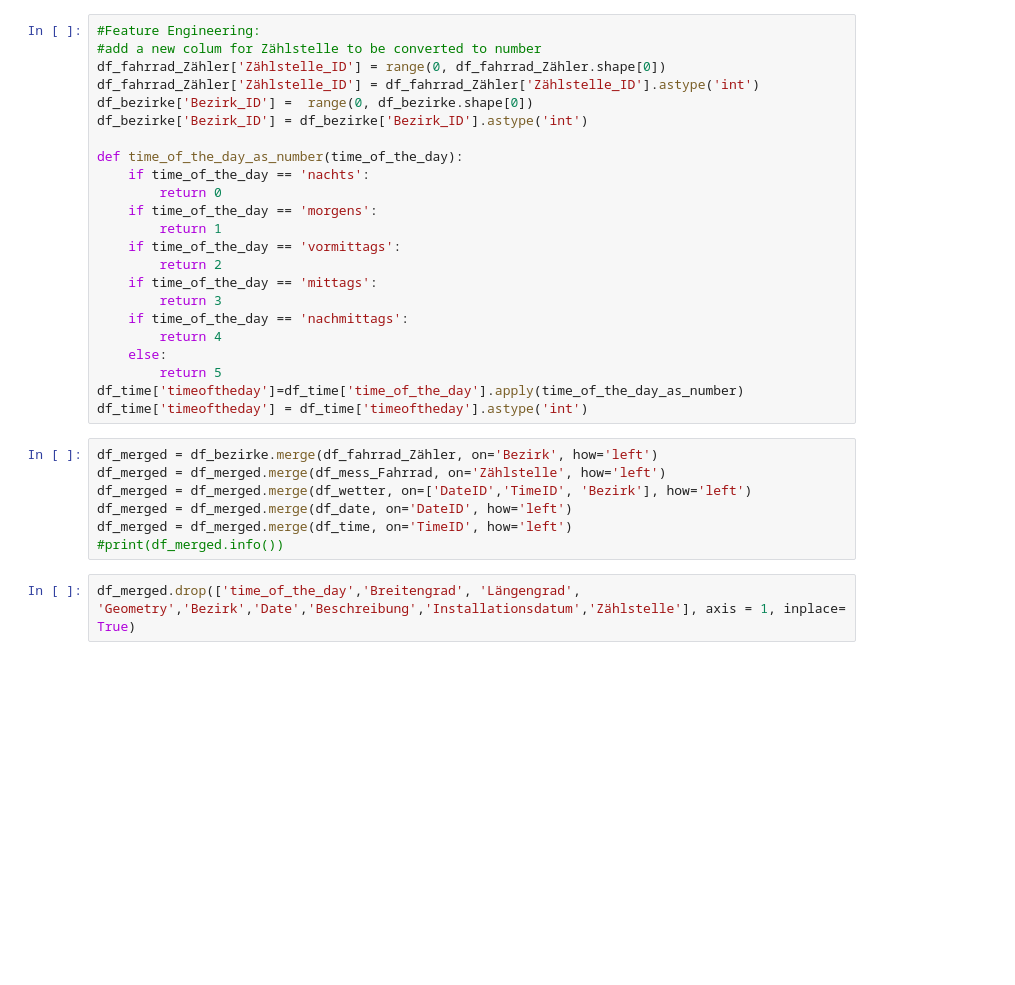
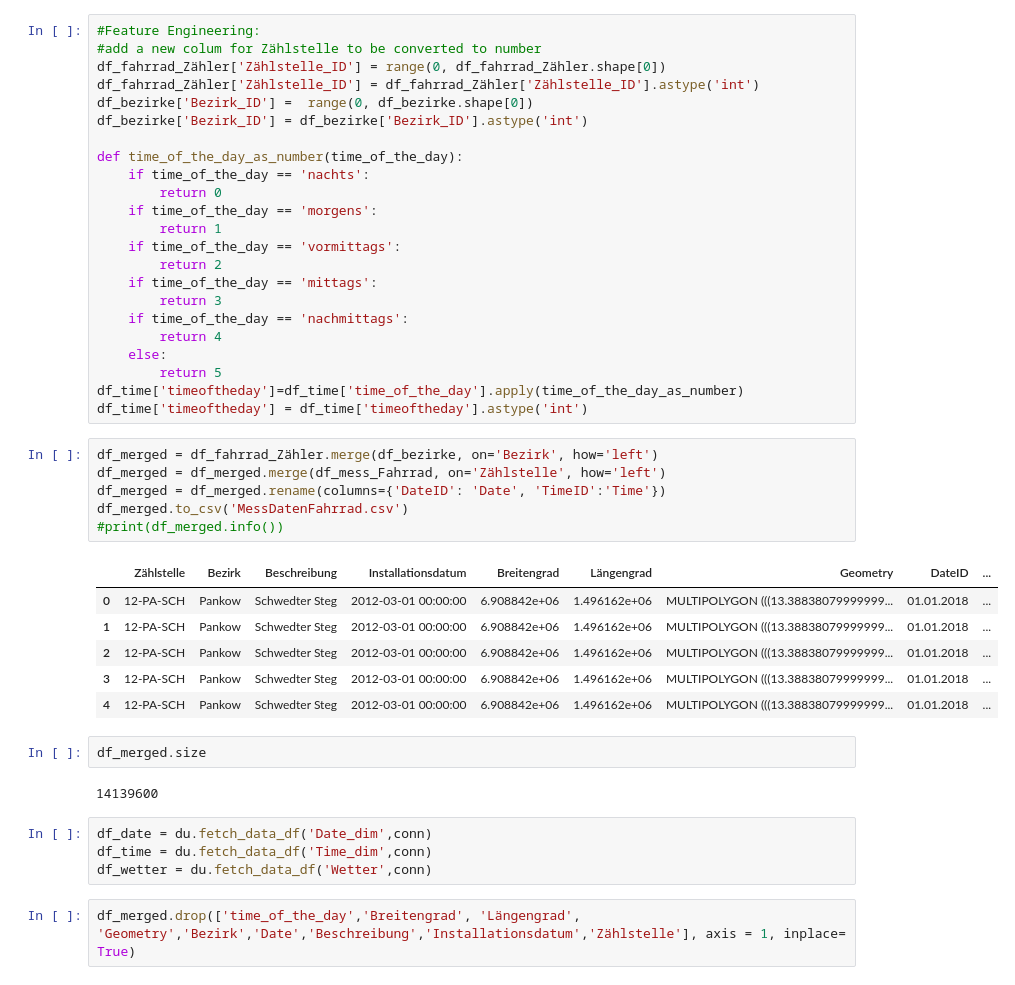
Before and after one commit to imenbarrak/Verkehrsprojekt, a Jupyter notebook: notebooks/data_visualisation_Fahrrad_Wetter.ipynb, the cells around one changed output. Cells and saved outputs as stored; diff of their text form; blank space fills up the shorter version.

```diff
--- a/notebooks/data_visualisation_Fahrrad_Wetter.ipynb
+++ b/notebooks/data_visualisation_Fahrrad_Wetter.ipynb
@@ -67,12 +70,26 @@ def time_of_the_day_as_number(time_of_the_day):
 df_time['timeoftheday']=df_time['time_of_the_day'].apply(time_of_the_day_as_number)
 df_time['timeoftheday'] = df_time['timeoftheday'].astype('int')
 # %%
-df_merged = df_bezirke.merge(df_fahrrad_Zähler, on='Bezirk', how='left')
+df_merged = df_fahrrad_Zähler.merge(df_bezirke, on='Bezirk', how='left')
 df_merged = df_merged.merge(df_mess_Fahrrad, on='Zählstelle', how='left')
-df_merged = df_merged.merge(df_wetter, on=['DateID','TimeID', 'Bezirk'], how='left')
-df_merged = df_merged.merge(df_date, on='DateID', how='left')
-df_merged = df_merged.merge(df_time, on='TimeID', how='left')
+df_merged = df_merged.rename(columns={'DateID': 'Date', 'TimeID':'Time'})
+df_merged.to_csv('MessDatenFahrrad.csv')
 #print(df_merged.info())
+# %% [output]
+|  | Zählstelle | Bezirk | Beschreibung | Installationsdatum | Breitengrad | Längengrad | Geometry | DateID | ... |
+| 0 | 12-PA-SCH | Pankow | Schwedter Steg | 2012-03-01 00:00:00 | 6.908842e+06 | 1.496162e+06 | MULTIPOLYGON (((13.38838079999999... | 01.01.2018 | ... |
+| 1 | 12-PA-SCH | Pankow | Schwedter Steg | 2012-03-01 00:00:00 | 6.908842e+06 | 1.496162e+06 | MULTIPOLYGON (((13.38838079999999... | 01.01.2018 | ... |
+| 2 | 12-PA-SCH | Pankow | Schwedter Steg | 2012-03-01 00:00:00 | 6.908842e+06 | 1.496162e+06 | MULTIPOLYGON (((13.38838079999999... | 01.01.2018 | ... |
+| 3 | 12-PA-SCH | Pankow | Schwedter Steg | 2012-03-01 00:00:00 | 6.908842e+06 | 1.496162e+06 | MULTIPOLYGON (((13.38838079999999... | 01.01.2018 | ... |
+| 4 | 12-PA-SCH | Pankow | Schwedter Steg | 2012-03-01 00:00:00 | 6.908842e+06 | 1.496162e+06 | MULTIPOLYGON (((13.38838079999999... | 01.01.2018 | ... |
+# %%
+df_merged.size
+# %% [output]
+14139600
+# %%
+df_date = du.fetch_data_df('Date_dim',conn)
+df_time = du.fetch_data_df('Time_dim',conn)
+df_wetter = du.fetch_data_df('Wetter',conn)
 # %%
 df_merged.drop(['time_of_the_day','Breitengrad', 'Längengrad', 'Geometry','Bezirk','Date','Beschreibung','Installationsdatum','Zählstelle'], axis = 1, inplace= True)
 # %%
```
Also changed, not shown: parts of 2 cells of this notebook, 30 other files.
